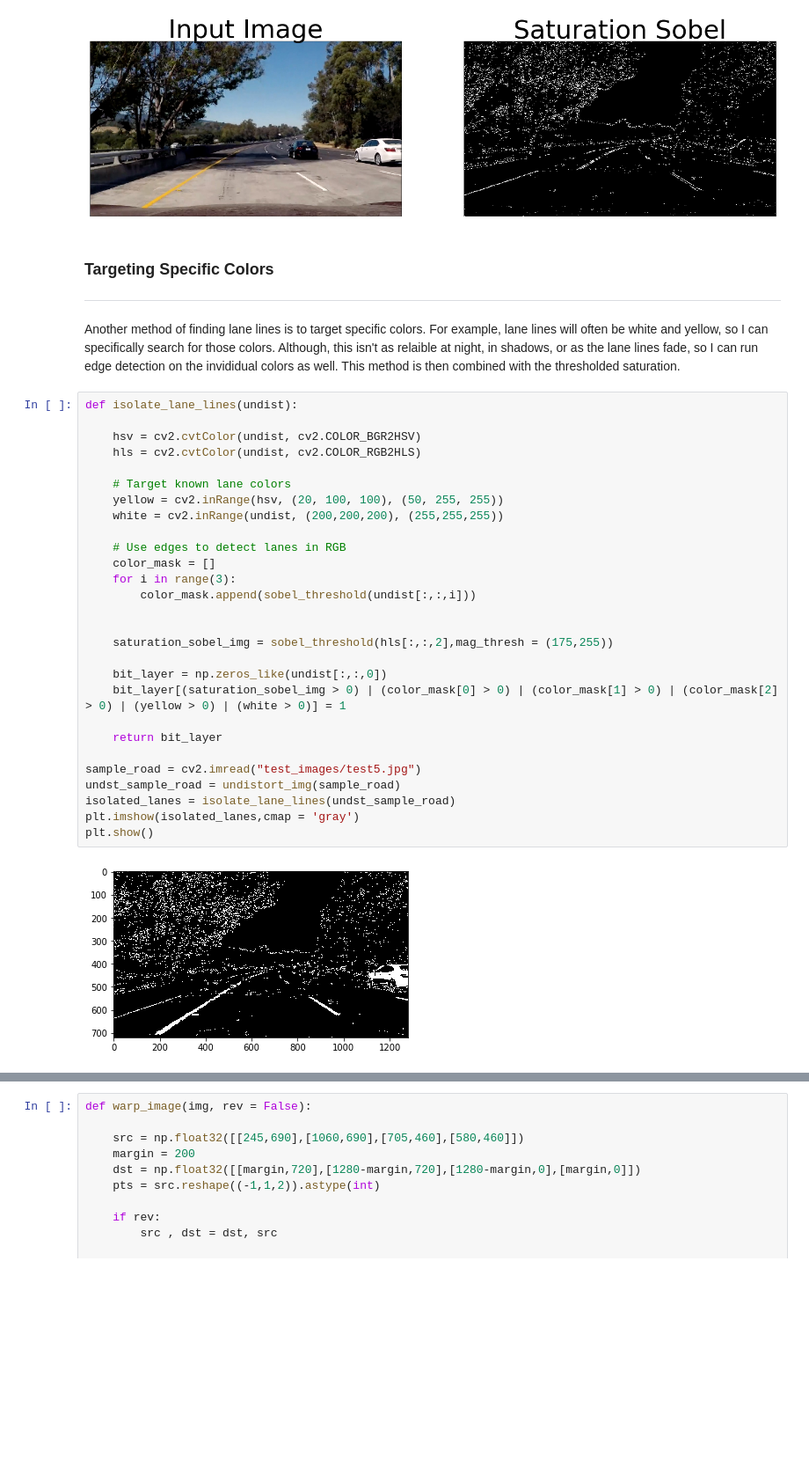
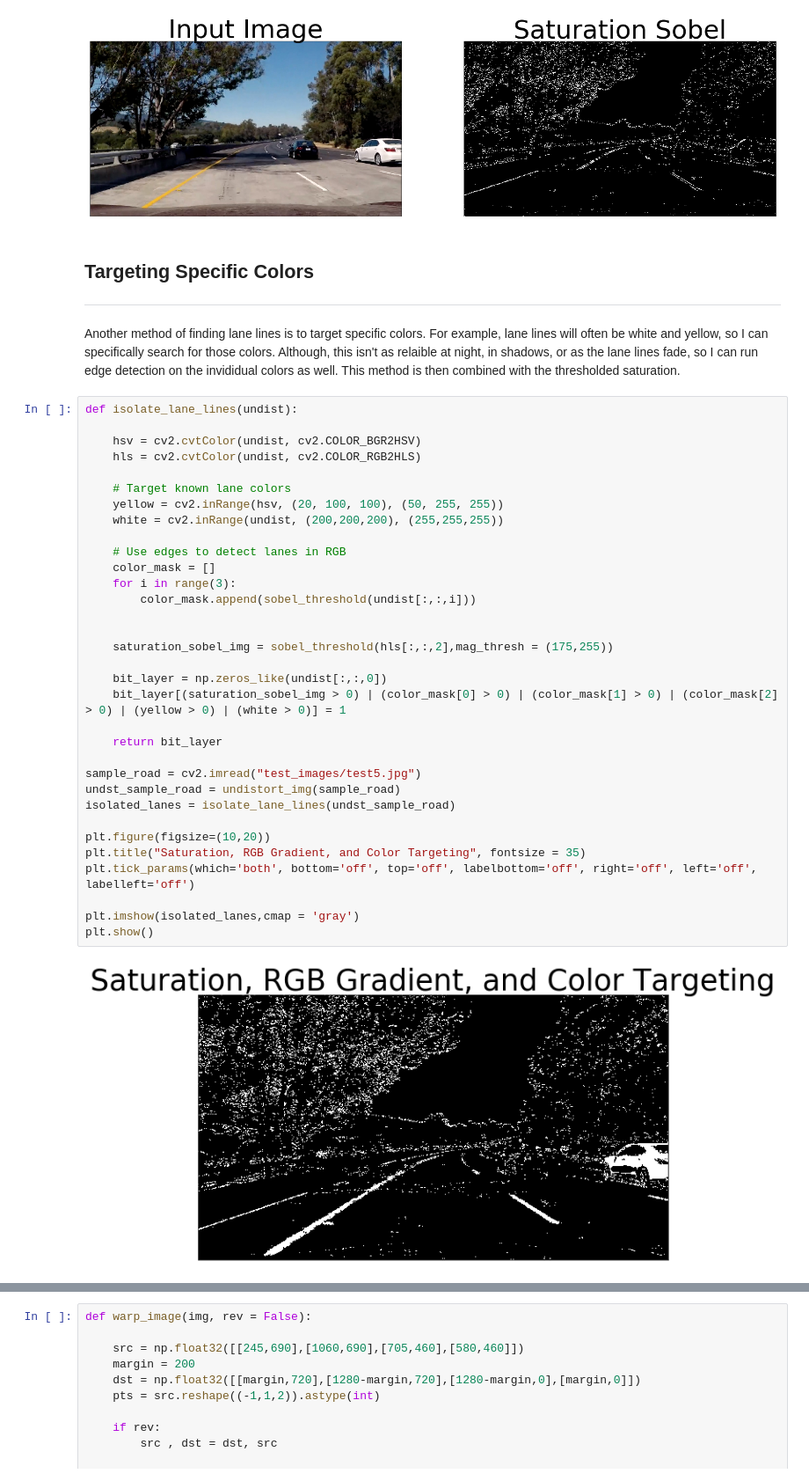
Before and after one commit to CharlesBradshaw/Advanced-Lane-Line-Detection, a Jupyter notebook: Advanced_Lane_Line_Detection.ipynb, the cells around one changed output, grey strips where cells are left out. Shown at 88% size. Saved outputs shown, nothing was run; the diff lists cells and outputs as text; blank space fills up the shorter version.

```diff
--- a/Advanced_Lane_Line_Detection.ipynb
+++ b/Advanced_Lane_Line_Detection.ipynb
@@ -210,7 +210,7 @@ show_example_sobel(sample_road)#,mag_thresh,ang_thresh)
 # %% [output]
 [figure]
 # %% [markdown]
-### Targeting Specific Colors
+## Targeting Specific Colors
 
 ---
 
@@ -218,31 +218,36 @@ Another method of finding lane lines is to target specific colors. For example,
 # %%
 def isolate_lane_lines(undist):
 
     hsv = cv2.cvtColor(undist, cv2.COLOR_BGR2HSV)
     hls = cv2.cvtColor(undist, cv2.COLOR_RGB2HLS)
 
     # Target known lane colors
     yellow = cv2.inRange(hsv, (20, 100, 100), (50, 255, 255))
     white = cv2.inRange(undist, (200,200,200), (255,255,255))
 
     # Use edges to detect lanes in RGB
     color_mask = []
     for i in range(3):
         color_mask.append(sobel_threshold(undist[:,:,i]))
 
 
     saturation_sobel_img = sobel_threshold(hls[:,:,2],mag_thresh = (175,255))
 
     bit_layer = np.zeros_like(undist[:,:,0])
     bit_layer[(saturation_sobel_img > 0) | (color_mask[0] > 0) | (color_mask[1] > 0) | (color_mask[2] > 0) | (yellow > 0) | (white > 0)] = 1
 
     return bit_layer
 
 sample_road = cv2.imread("test_images/test5.jpg")
 undst_sample_road = undistort_img(sample_road)
 isolated_lanes = isolate_lane_lines(undst_sample_road)
+
+plt.figure(figsize=(10,20))
+plt.title("Saturation, RGB Gradient, and Color Targeting", fontsize = 35)
+plt.tick_params(which='both', bottom='off', top='off', labelbottom='off', right='off', left='off', labelleft='off')
+
 plt.imshow(isolated_lanes,cmap = 'gray')
 plt.show()
 # %% [output]
-[figure, old version]
+[figure, new version]
 # %% [markdown]
```
Also changed, not shown: parts of 7 cells of this notebook.
